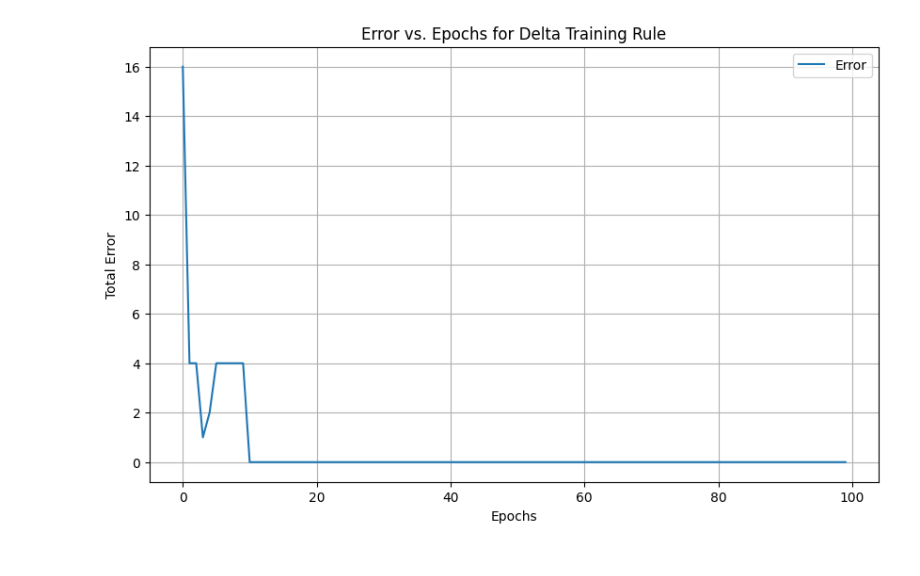
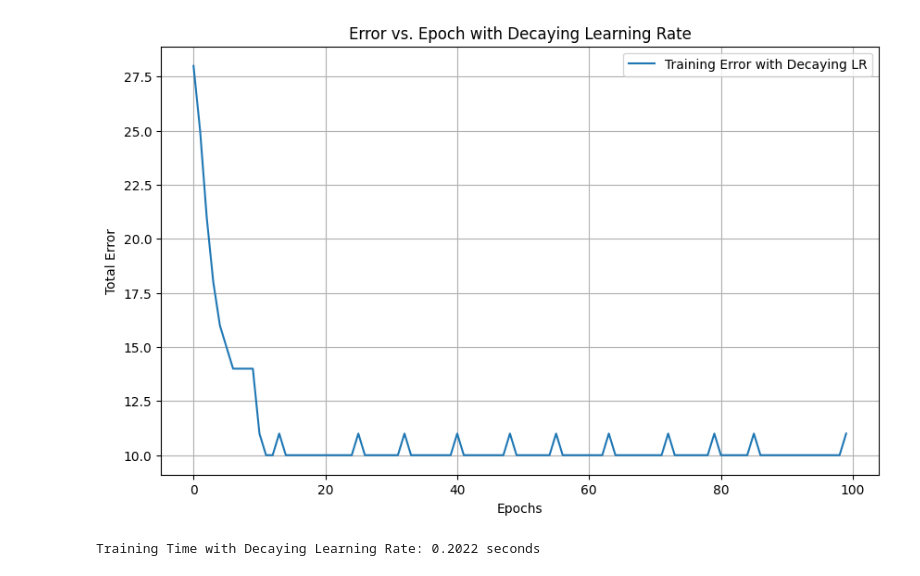
Before and after one commit to khushabuborwal/delta-rule-training, a Jupyter notebook: main.ipynb, the cells around one changed output. Saved outputs shown, nothing was run; the diff lists cells and outputs as text; code cells hidden in the pictures.

Commit message:
Delta Training

```diff
--- a/main.ipynb
+++ b/main.ipynb
@@ -55,38 +199,61 @@ Y = np.array([target_concept(x1, x2) for x1, x2 in zip(x1_values, x2_values)])
 # %%
-# Initialize weights and learning rate
-weights = np.random.uniform(-1, 1, 3)  # [w1, w2, bias]
-learning_rate = 0.01
+# Split data into training and test sets (80/20 split)
+train_size = int(0.8 * num_samples)
+x1_train, x1_test = x1_values[:train_size], x1_values[train_size:]
+x2_train, x2_test = x2_values[:train_size], x2_values[train_size:]
+targets_train, targets_test = targets[:train_size], targets[train_size:]
+
+# Function to train model with decaying learning rate
+def train_with_decaying_lr(initial_lr, decay_factor, epochs=100):
+    weights = np.random.uniform(-1, 1, 3)  # [w1, w2, bias]
+    errors = []
+    learning_rate = initial_lr
+
+    for epoch in range(epochs):
+        total_error = 0
+        for x1, x2, target in zip(x1_train, x2_train, targets_train):
+            # Calculate output with current weights
+            weighted_sum = weights[0] * x1 + weights[1] * x2 + weights[2]
+            output = 1 if weighted_sum > 0 else 0
+
+            # Calculate error (delta)
+            error = target - output
+            total_error += abs(error)
+
+            # Update weights
+            weights[0] += learning_rate * error * x1
+            weights[1] += learning_rate * error * x2
+            weights[2] += learning_rate * error  # bias adjustment
+
+        errors.append(total_error)
+
+        # Decay the learning rate after each iteration
+        learning_rate *= decay_factor
+
+    return errors, weights
+
+# Parameters
+initial_learning_rate = 0.01
+decay_factor = 0.8  # Learning rate decays by 20% after each iteration
 epochs = 100
-errors = []
 
-# Training using delta rule
-for epoch in range(epochs):
-    total_error = 0
-    for x1, x2, y in zip(x1_values, x2_values, Y):
-        # Calculate output with current weights
-        weighted_sum = weights[0] * x1 + weights[1] * x2 + weights[2]
-        output = 1 if weighted_sum > 0 else 0
+# Measure execution time
+start_time = time.time()
+errors, final_weights = train_with_decaying_lr(initial_learning_rate, decay_factor, epochs)
+execution_time = time.time() - start_time
 
-        # Calculate error (delta)
-        error = y - output
-        total_error += abs(error)
-
-        # Update weights
-        weights[0] += learning_rate * error * x1
-        weights[1] += learning_rate * error * x2
-        weights[2] += learning_rate * error  # bias adjustment
-
-    # Record the total error for this epoch
-    errors.append(total_error)
-
-# Plot the error as a function of epochs
+# Plot error vs. epoch
 plt.figure(figsize=(10, 6))
-plt.plot(errors, label='Error')
+plt.plot(errors, label='Training Error with Decaying LR')
 plt.xlabel('Epochs')
 plt.ylabel('Total Error')
-plt.title('Error vs. Epochs for Delta Training Rule')
+plt.title('Error vs. Epoch with Decaying Learning Rate')
 plt.legend()
 plt.grid(True)
 plt.show()
+
+# Display execution time
+print(f"Training Time with Decaying Learning Rate: {execution_time:.4f} seconds")
 # %% [output]
-[figure, old version]
+[figure, new version]
+Training Time with Decaying Learning Rate: 0.2022 seconds
```
Also changed, not shown: parts of 10 cells of this notebook.
